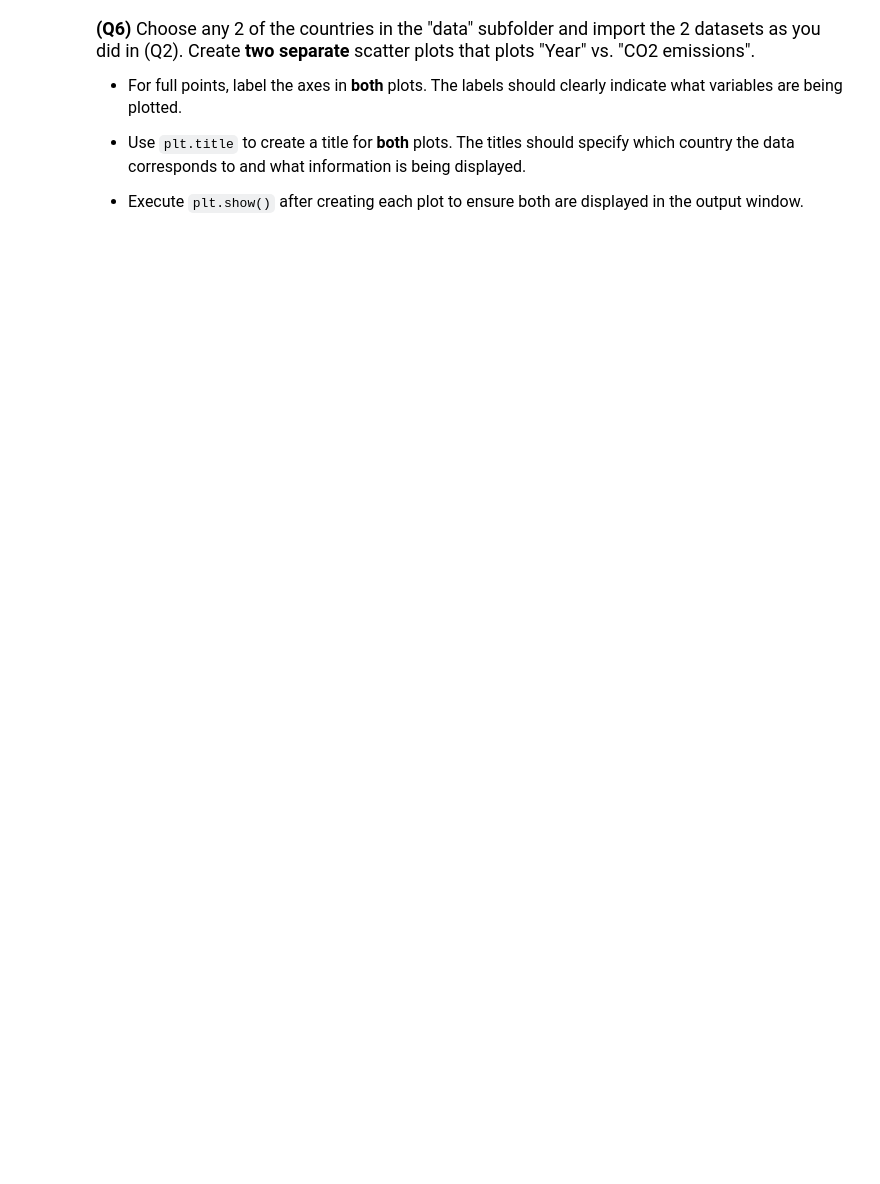
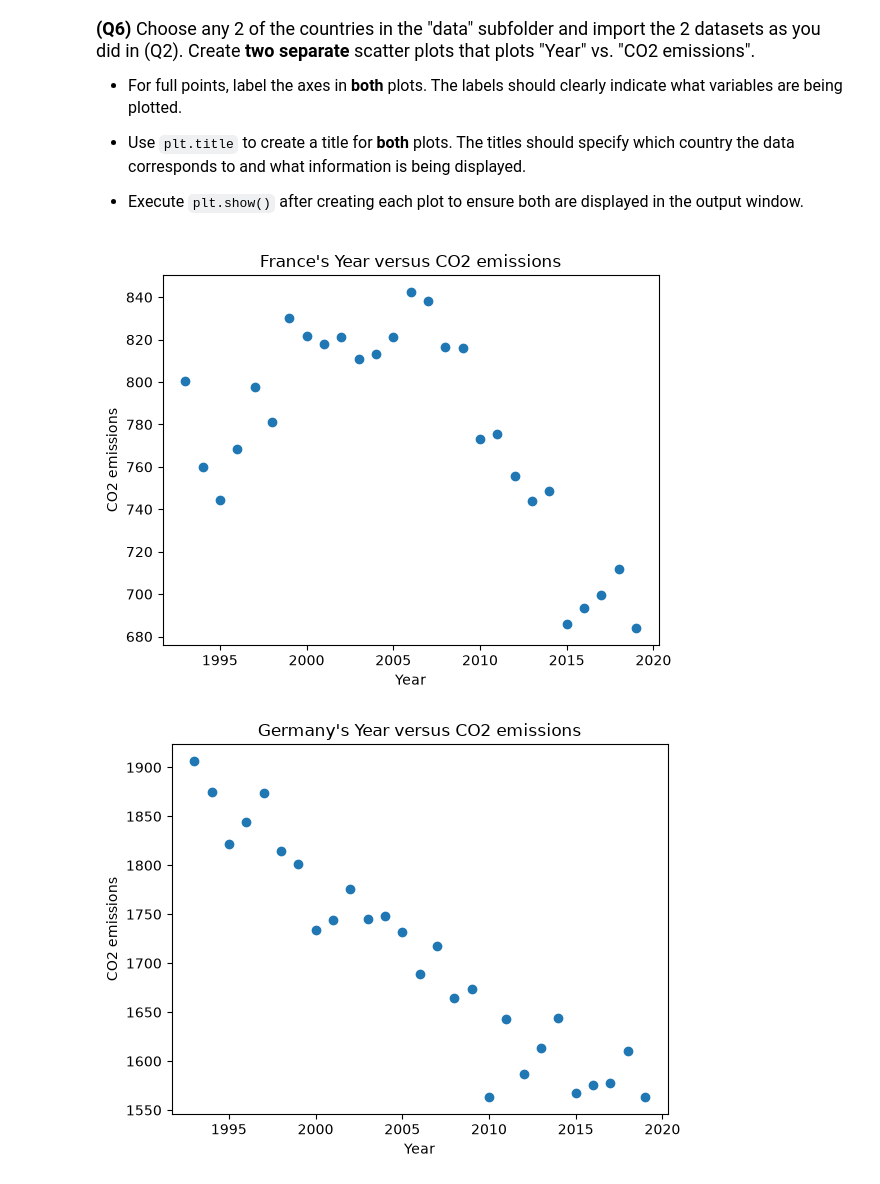
Before and after one commit to Cindyzzz1027/datasci151fall2026, a Jupyter notebook: _assignments/assignment_2/Assignment2.ipynb, the cells around one changed output. Drawn from its saved outputs; the diff is of its cells as text; code cells hidden in the pictures; blank space fills up the shorter version.

```diff
--- a/_assignments/assignment_2/Assignment2.ipynb
+++ b/_assignments/assignment_2/Assignment2.ipynb
@@ -121,0 +151,19 @@ us_emissions["CO2_emission"].describe()
+# %%
+# Write your answer
+france_emissions = pd.read_csv("data/france_emission.csv")
+germany_emissions = pd.read_csv("data/germany_emission.csv")
+
+plt.scatter(x=france_emissions["Year"], y=france_emissions["CO2_emission"])
+plt.xlabel("Year")
+plt.ylabel("CO2 emissions")
+plt.title("France's Year versus CO2 emissions")
+plt.show()
+
+plt.scatter(x=germany_emissions["Year"], y=germany_emissions["CO2_emission"])
+plt.xlabel("Year")
+plt.ylabel("CO2 emissions")
+plt.title("Germany's Year versus CO2 emissions")
+plt.show()
+# %% [output]
+[figure, added]
+[figure, added]
```
Also changed, not shown: parts of 7 cells of this notebook.
